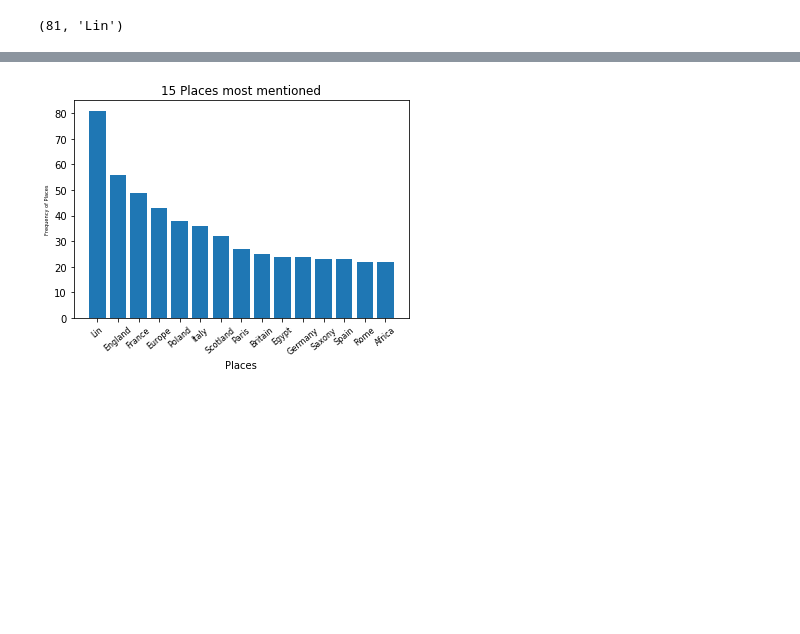
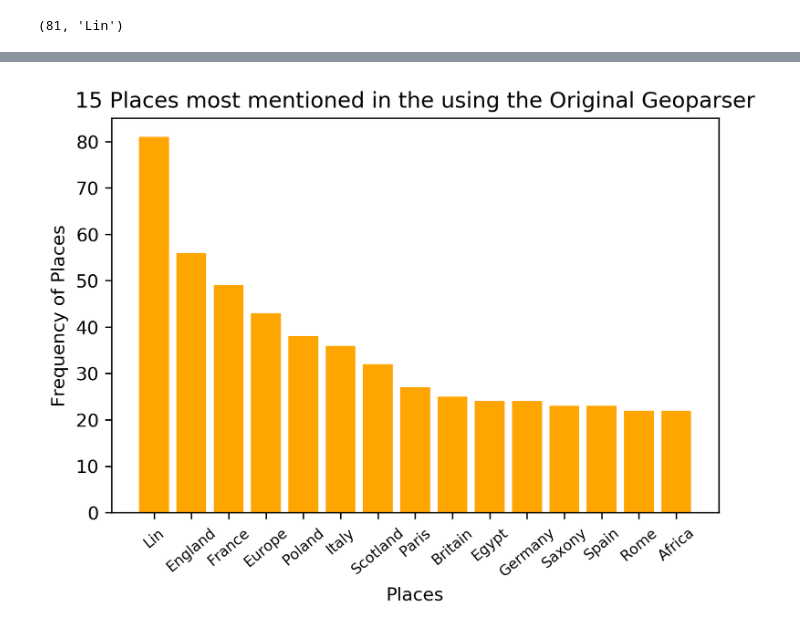
Before and after one commit to alan-turing-institute/defoe_visualization, a Jupyter notebook: NLS/Visualization_Geoparser_Original_2nd_Edition.ipynb, the cells around one changed output, grey strips where cells are left out. Cells and saved outputs as stored; diff of their text form; code cells hidden in the pictures; blank space fills up the shorter version.

```diff
--- a/NLS/Visualization_Geoparser_Original_2nd_Edition.ipynb
+++ b/NLS/Visualization_Geoparser_Original_2nd_Edition.ipynb
@@ -90,12 +76,13 @@ def label_freq_places(df_total, df_max_geolocations, filter_list):
 def plot_bar_places(place_label, place_freq):
     # this is for plotting purpose
     index = np.arange(len(place_label))
-    plt.bar(index, place_freq)
-    plt.xlabel('Places', fontsize=10)
-    plt.ylabel('Frequency of Places', fontsize=5)
-    plt.xticks(index, place_label, fontsize=8, rotation=40)
-    plt.title('15 Places most mentioned')
-    plt.show()
+    plt.bar(index, place_freq, color='orange')
+    plt.xlabel('Places')
+    plt.ylabel('Frequency of Places')
+    plt.xticks(index, place_label, rotation=40, fontsize=8)
+    plt.title('15 Places most mentioned in the using the Original Geoparser')
+    #plt.show()
+    plt.savefig('Original2ndEdition.png', dpi=300)
 # %% [markdown]
 ### Information about the defoe geoparser query
 
@@ -224,6 +211,7 @@ place_label, place_freq = label_freq_places(df_total, df_max_geolocations, filte
 14 22 Africa
 # %%
 #Visualizing the 15 places in a Bar plot
+mpl.rcParams['figure.dpi']=300
 plot_bar_places(place_label, place_freq)
 # %% [output]
-[figure, old version]
+[figure, new version]
```
Also changed, not shown: parts of 2 cells of this notebook, 3 other files.
